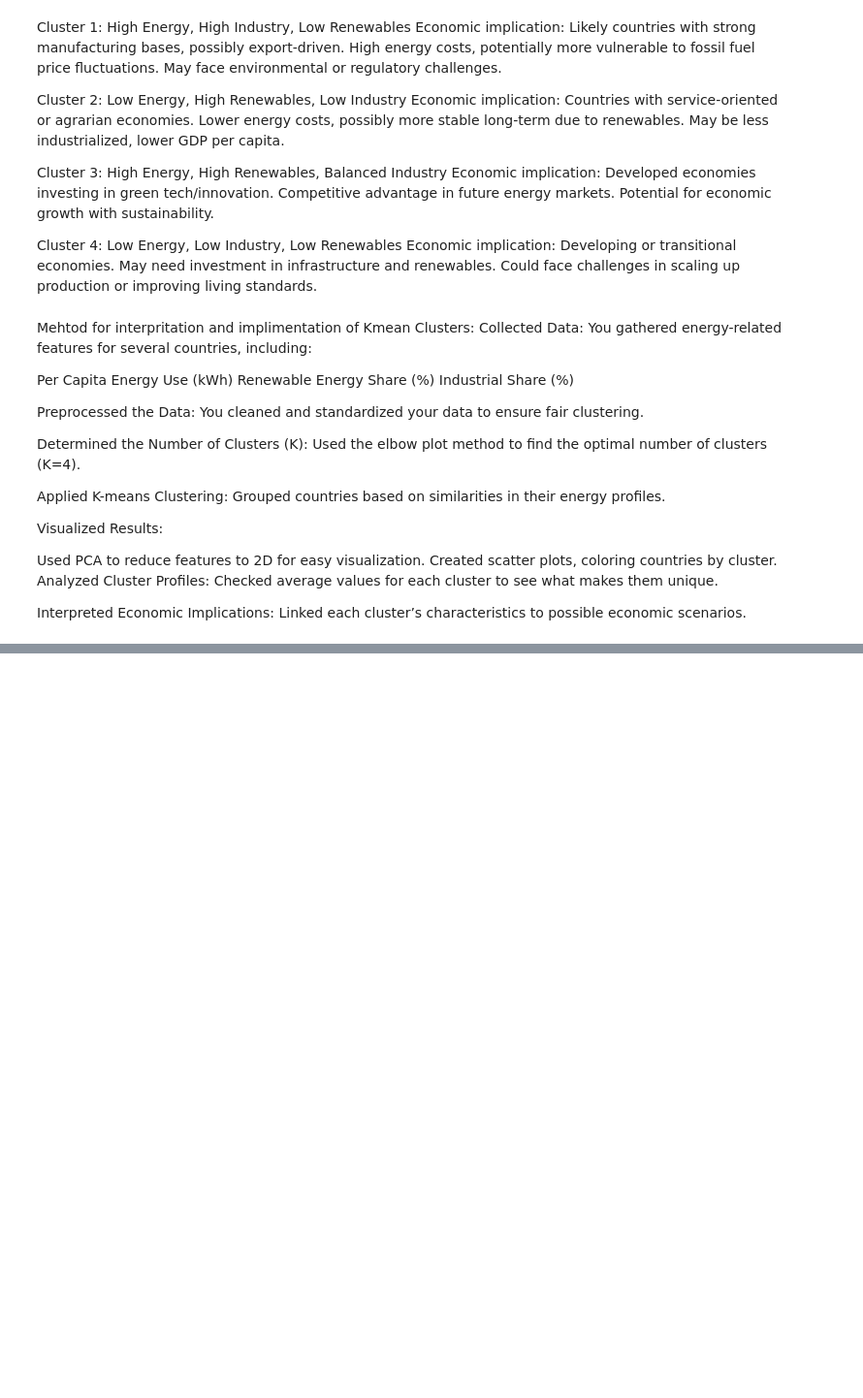
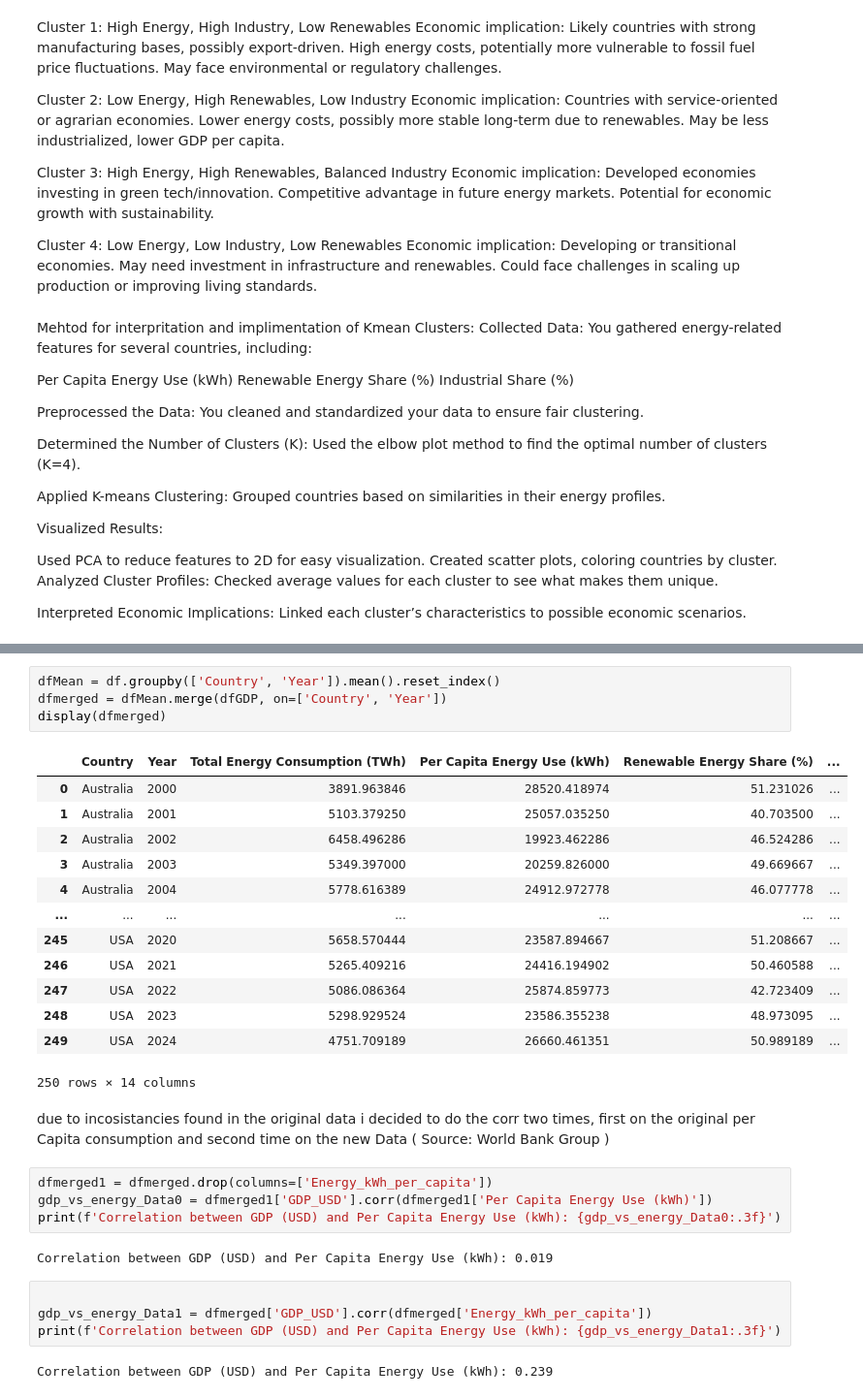
Before and after one commit to RudyAlhaddad7/global-energy-consumption-analysis, a Jupyter notebook: notebook/eda.ipynb, the cells around one changed output, grey strips where cells are left out. Shown at 97% size. Cells and saved outputs as stored; diff of their text form; blank space fills up the shorter version.

```diff
--- a/notebook/eda.ipynb
+++ b/notebook/eda.ipynb
@@ -661,0 +764,32 @@ Linked each cluster’s characteristics to possible economic scenarios.
+# %%
+dfMean = df.groupby(['Country', 'Year']).mean().reset_index()
+dfmerged = dfMean.merge(dfGDP, on=['Country', 'Year'])
+display(dfmerged)
+# %% [output]
+|  | Country | Year | Total Energy Consumption (TWh) | Per Capita Energy Use (kWh) | Renewable Energy Share (%) | ... |
+| 0 | Australia | 2000 | 3891.963846 | 28520.418974 | 51.231026 | ... |
+| 1 | Australia | 2001 | 5103.379250 | 25057.035250 | 40.703500 | ... |
+| 2 | Australia | 2002 | 6458.496286 | 19923.462286 | 46.524286 | ... |
+| 3 | Australia | 2003 | 5349.397000 | 20259.826000 | 49.669667 | ... |
+| 4 | Australia | 2004 | 5778.616389 | 24912.972778 | 46.077778 | ... |
+| ... | ... | ... | ... | ... | ... | ... |
+| 245 | USA | 2020 | 5658.570444 | 23587.894667 | 51.208667 | ... |
+| 246 | USA | 2021 | 5265.409216 | 24416.194902 | 50.460588 | ... |
+| 247 | USA | 2022 | 5086.086364 | 25874.859773 | 42.723409 | ... |
+| 248 | USA | 2023 | 5298.929524 | 23586.355238 | 48.973095 | ... |
+| 249 | USA | 2024 | 4751.709189 | 26660.461351 | 50.989189 | ... |
+250 rows × 14 columns
+# %% [markdown]
+due to incosistancies found in the original data i decided to do the corr two times, first on the original per Capita consumption and second time on the new Data ( Source: World Bank Group )
+# %%
+dfmerged1 = dfmerged.drop(columns=['Energy_kWh_per_capita'])
+gdp_vs_energy_Data0 = dfmerged1['GDP_USD'].corr(dfmerged1['Per Capita Energy Use (kWh)'])
+print(f'Correlation between GDP (USD) and Per Capita Energy Use (kWh): {gdp_vs_energy_Data0:.3f}')
+# %% [output]
+Correlation between GDP (USD) and Per Capita Energy Use (kWh): 0.019
+# %%
+
+gdp_vs_energy_Data1 = dfmerged['GDP_USD'].corr(dfmerged['Energy_kWh_per_capita'])
+print(f'Correlation between GDP (USD) and Per Capita Energy Use (kWh): {gdp_vs_energy_Data1:.3f}')
+# %% [output]
+Correlation between GDP (USD) and Per Capita Energy Use (kWh): 0.239
```
Also changed, not shown: parts of 13 cells of this notebook, 5 other files.
